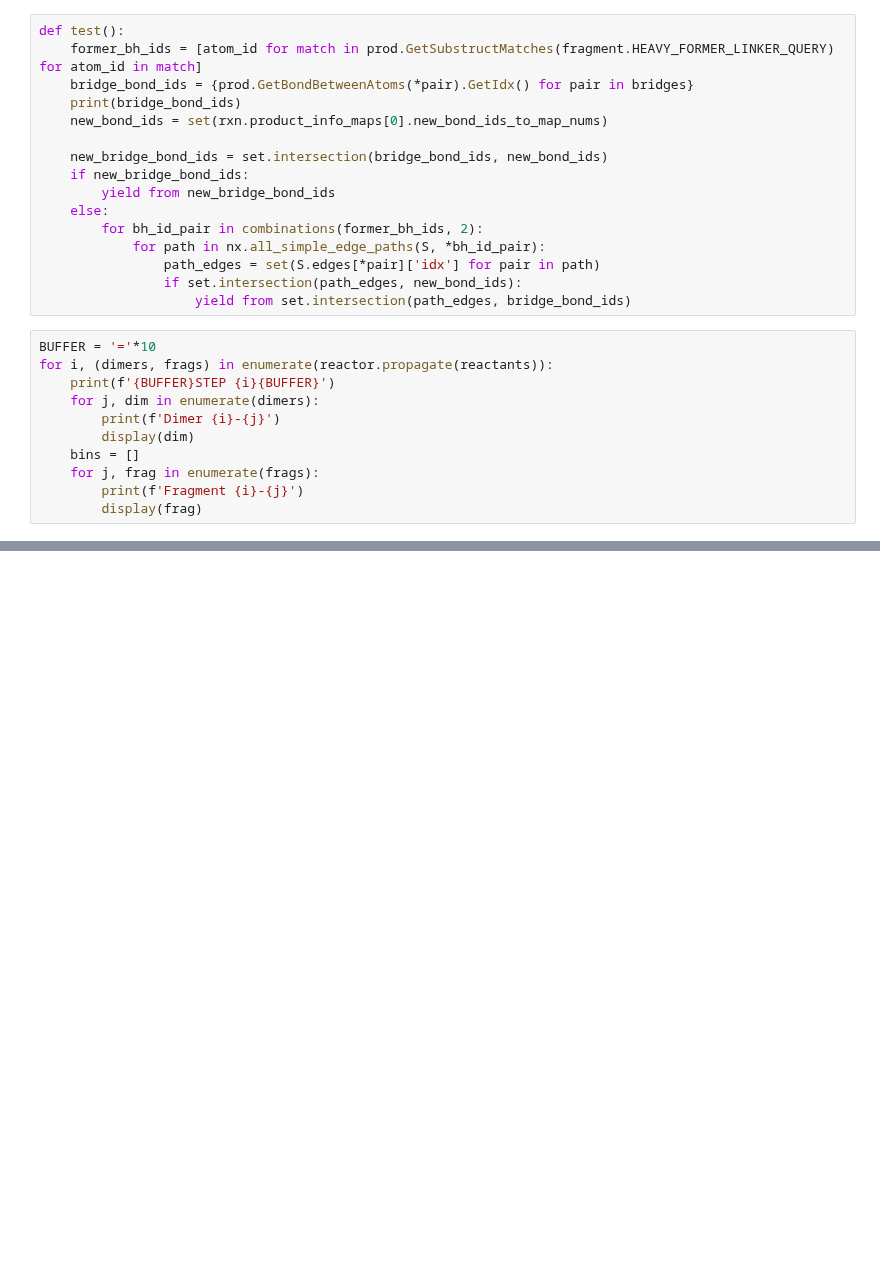
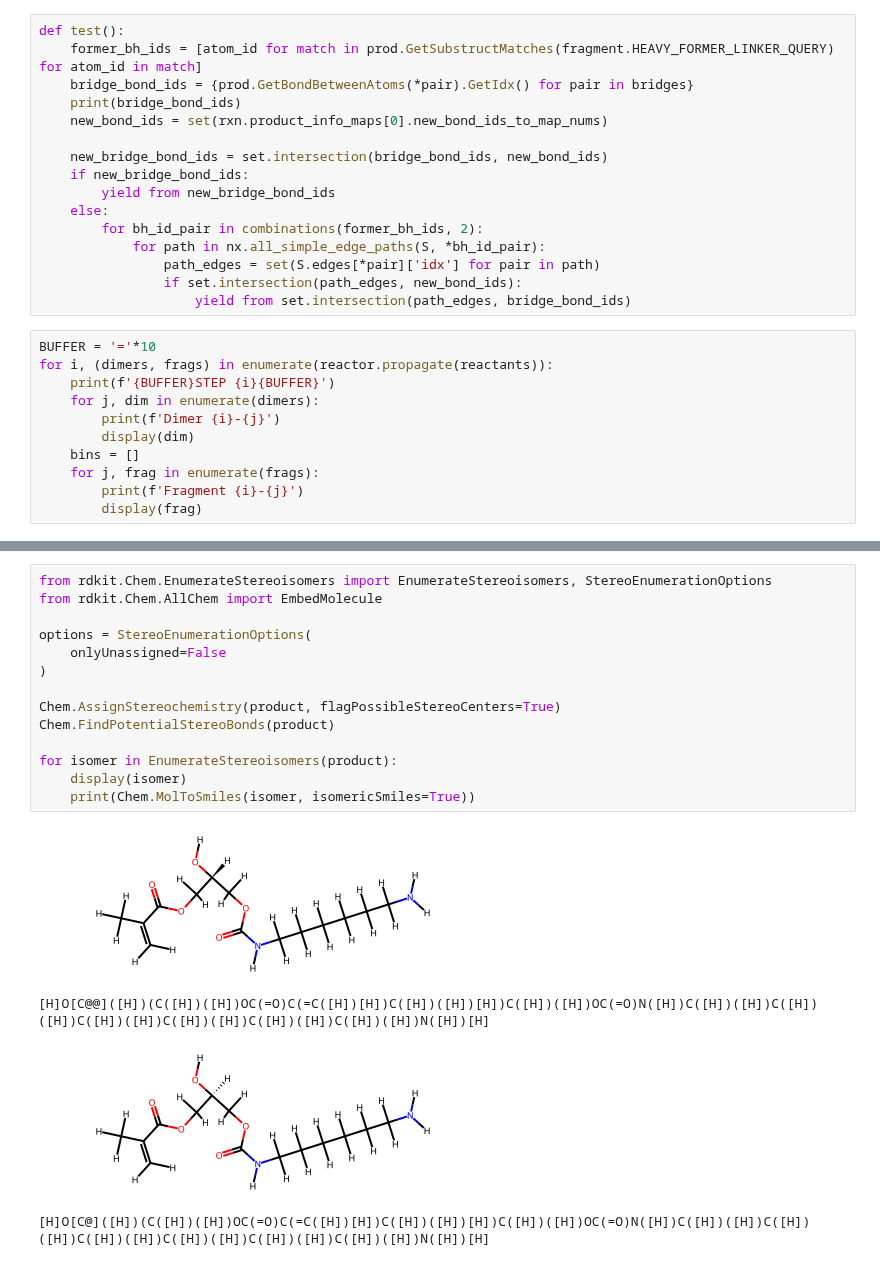
Before and after one commit to timbernat/NREL_polymers, a Jupyter notebook: testing.ipynb, the cells around one changed output, grey strips where cells are left out. Drawn from its saved outputs; the diff is of its cells as text; blank space fills up the shorter version.

```diff
--- a/testing.ipynb
+++ b/testing.ipynb
@@ -198,0 +311,19 @@ for i, (dimers, frags) in enumerate(reactor.propagate(reactants)):
+# %%
+from rdkit.Chem.EnumerateStereoisomers import EnumerateStereoisomers, StereoEnumerationOptions
+from rdkit.Chem.AllChem import EmbedMolecule
+
+options = StereoEnumerationOptions(
+    onlyUnassigned=False
+)
+
+Chem.AssignStereochemistry(product, flagPossibleStereoCenters=True)
+Chem.FindPotentialStereoBonds(product)
+
+for isomer in EnumerateStereoisomers(product):
+    display(isomer)
+    print(Chem.MolToSmiles(isomer, isomericSmiles=True))
+# %% [output]
+[figure, added]
+[H]O[C@@]([H])(C([H])([H])OC(=O)C(=C([H])[H])C([H])([H])[H])C([H])([H])OC(=O)N([H])C([H])([H])C([H])([H])C([H])([H])C([H])([H])C([H])([H])C([H])([H])N([H])[H]
+[figure, added]
+[H]O[C@]([H])(C([H])([H])OC(=O)C(=C([H])[H])C([H])([H])[H])C([H])([H])OC(=O)N([H])C([H])([H])C([H])([H])C([H])([H])C([H])([H])C([H])([H])C([H])([H])N([H])[H]
```
Also changed, not shown: parts of 20 cells of this notebook, 2 other files.
